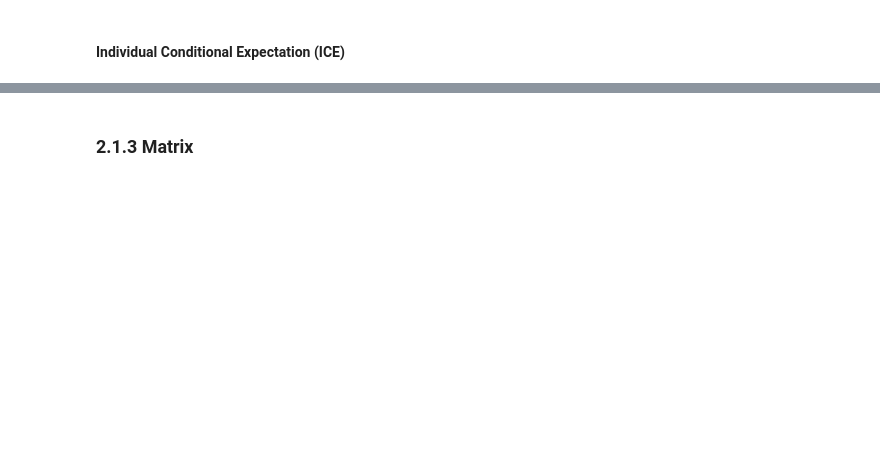
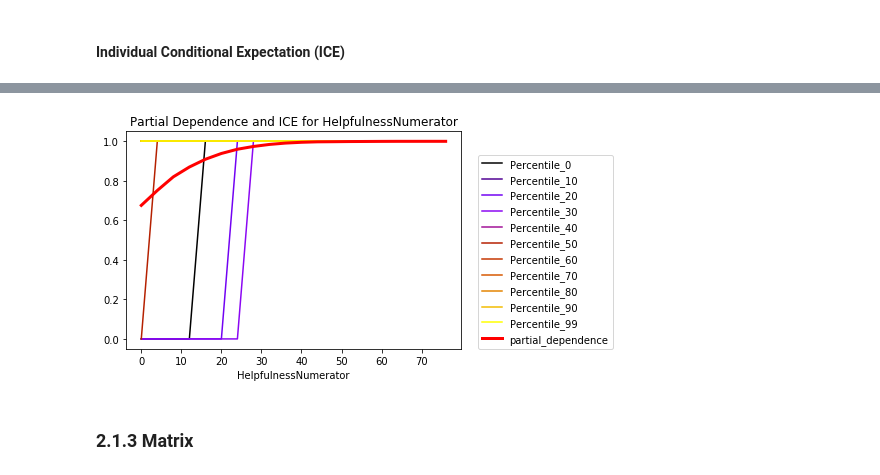
Before and after one commit to MandyMY/AI-Addin, a Jupyter notebook: Final Project.ipynb, the cells around one changed output, grey strips where cells are left out. Cells and saved outputs as stored; diff of their text form; code cells hidden in the pictures; blank space fills up the shorter version.

```diff
--- a/Final Project.ipynb
+++ b/Final Project.ipynb
@@ -258,0 +399,9 @@ AttributeError: 'H2OFrame' object has no attribute 'values'
+# %%
+bins = list(par_dep_HelpfulnessNumerator['HelpfulnessNumerator'])
+for i in sorted(quantile_dict.keys()):
+    col_name = 'Percentile_' + str(i)
+    par_dep_HelpfulnessNumerator[col_name] = par_dep('HelpfulnessNumerator',
+                                            ext_test_new[ext_test_new['Id'] == int(quantile_dict[i])],
+                                            local_glm_plus,
+                                            bins=bins)['partial_dependence']
+par_dep_HelpfulnessNumerator
@@ -259,3 +443,40 @@ AttributeError: 'H2OFrame' object has no attribute 'values'
+# %%
+def plot_par_dep_ICE(xs, par_dep_frame):
+
+
+    """ Plots ICE overlayed onto partial dependence for a single variable.
+
+    Args:
+        xs: Name of variable for which to plot ICE and partial dependence.
+        par_dep_frame: Name of Pandas DataFrame containing ICE and partial
+                       dependence values.
+
+    """
+
+    # initialize figure and axis
+    fig, ax = plt.subplots()
+
+    # plot ICE curves
+    par_dep_frame.drop('partial_dependence', axis=1).plot(x=xs,
+                                                          colormap='gnuplot',
+                                                          ax=ax)
+
+    # overlay partial dependence, annotate plot
+    par_dep_frame.plot(title='Partial Dependence and ICE for ' + str(xs),
+                       x=xs,
+                       y='partial_dependence',
+                       style='r-',
+                       linewidth=3,
+                       ax=ax)
+
+    # add legend
+    _ = plt.legend(bbox_to_anchor=(1.05, 0),
+                   loc=3,
+                   borderaxespad=0.)
+# %%
+plot_par_dep_ICE('HelpfulnessNumerator', par_dep_HelpfulnessNumerator)
+# %% [output]
+[figure, added]
 # %% [markdown]
 ### 2.1.3 Matrix
 # %%
```
Also changed, not shown: parts of 37 cells of this notebook.
